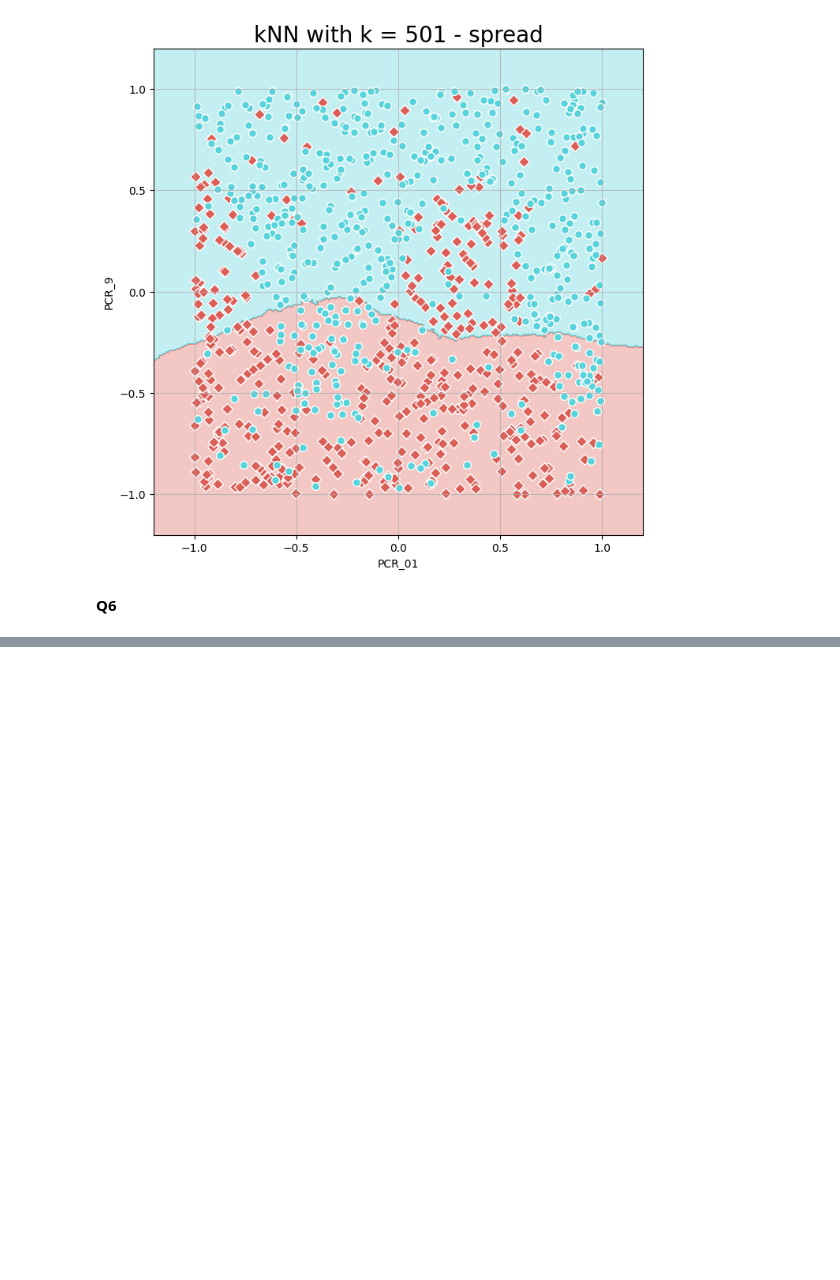
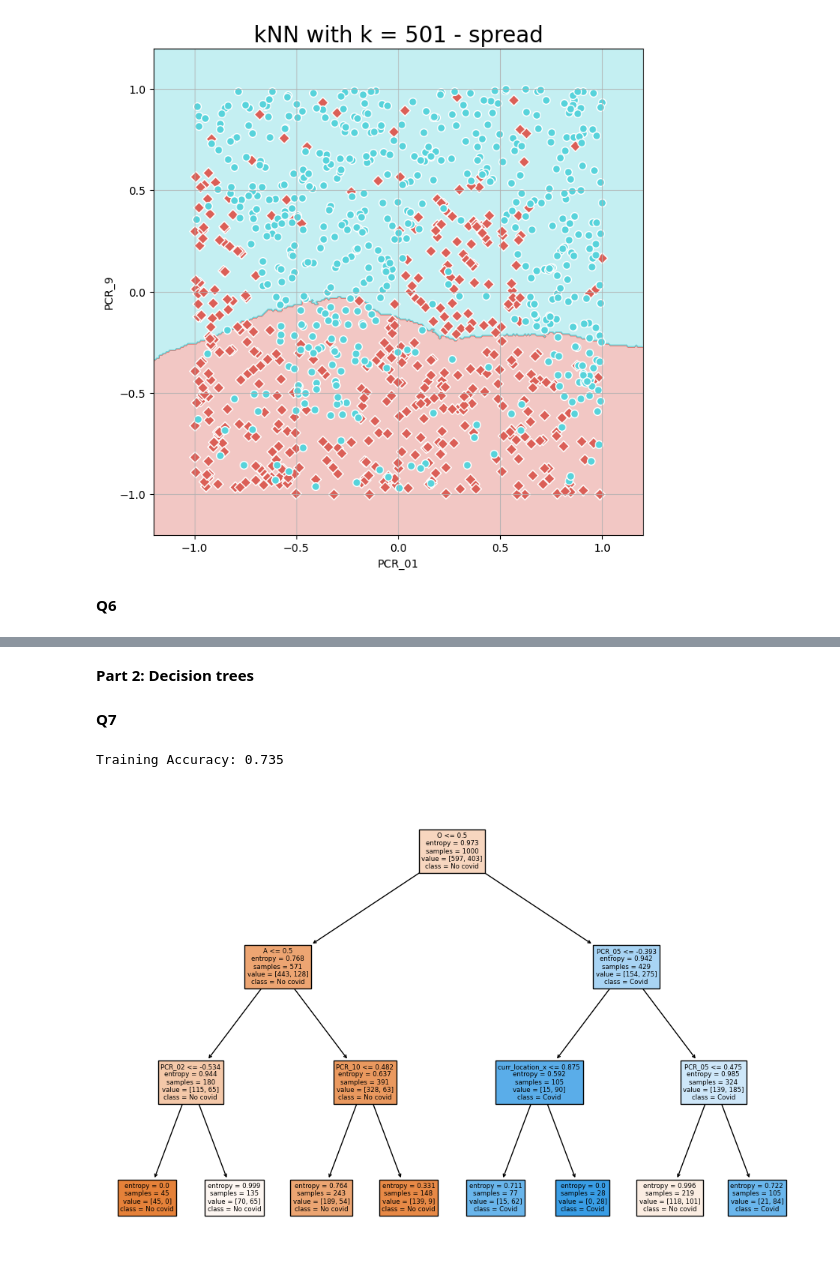
Before and after one commit to JohnHakatan/HW2_ML, a Jupyter notebook: HW2_major.ipynb, the cells around one changed output, grey strips where cells are left out. Drawn from its saved outputs; the diff is of its cells as text; code cells hidden in the pictures; blank space fills up the shorter version.

Commit message:
part 1+2 done

```diff
--- a/HW2_major.ipynb
+++ b/HW2_major.ipynb
@@ -174,0 +171,29 @@ Mean Validation Accuracy: 0.631
+# %% [markdown]
+**Part 2: Decision trees**
+# %% [markdown]
+**Q7**
+# %%
+from sklearn.tree import DecisionTreeClassifier
+from sklearn import tree
+import matplotlib.pyplot as plt
+
+
+X_train = train_df_prepared.drop(['spread', 'risk'], axis=1)
+Y_train = train_df_prepared['risk']
+# Create Decision Tree classifier object
+clf = DecisionTreeClassifier(criterion='entropy', max_depth=3)
+
+# Train Decision Tree classifier
+clf.fit(X_train, Y_train)
+
+# Calculate training accuracy
+training_accuracy = clf.score(X_train, Y_train)
+print("Training Accuracy:", training_accuracy)
+
+# Visualize the decision tree
+plt.figure(figsize=(12, 8))
+tree.plot_tree(clf, feature_names=X_train.columns, class_names=['No covid', 'Covid'], filled=True)
+plt.show()
+# %% [output]
+Training Accuracy: 0.735
+[figure, added]
```
Also changed, not shown: parts of 8 cells of this notebook, 4 other files.
